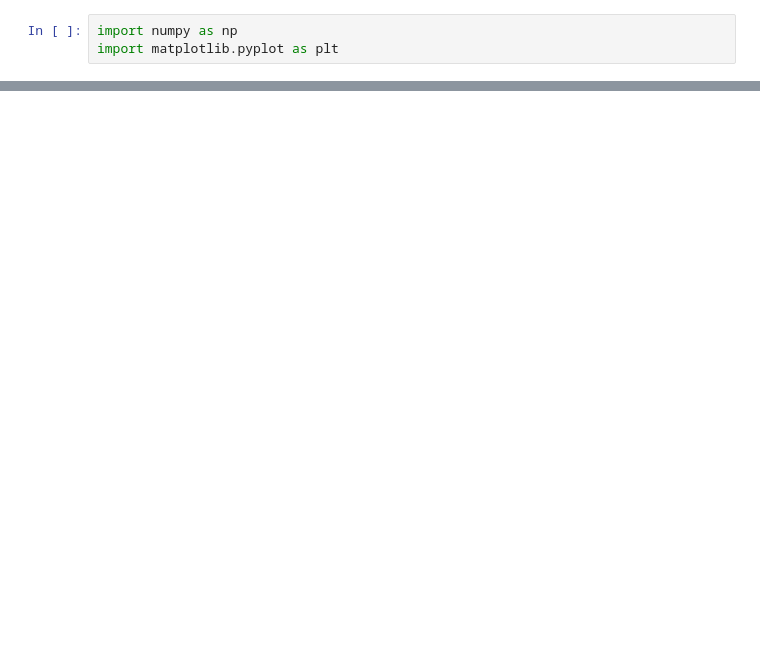
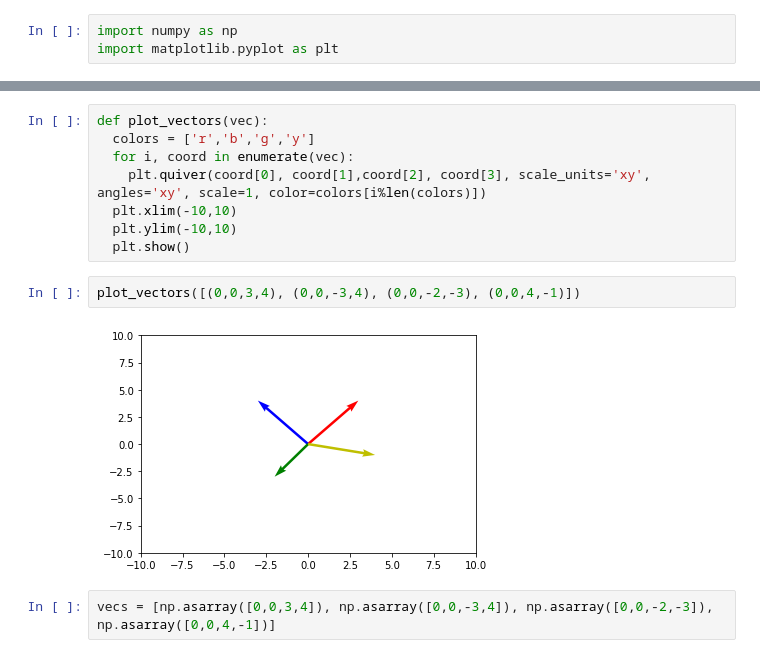
Before and after one commit to akshay-b12/Deep-Learning-Guvi, a Jupyter notebook: vectors_In_Python.ipynb, the cells around one changed output, grey strips where cells are left out. Drawn from its saved outputs; the diff is of its cells as text; blank space fills up the shorter version.

```diff
--- a/vectors_In_Python.ipynb
+++ b/vectors_In_Python.ipynb
@@ -12,0 +15,14 @@ plt.show()
+# %%
+def plot_vectors(vec):
+  colors = ['r','b','g','y']
+  for i, coord in enumerate(vec):
+    plt.quiver(coord[0], coord[1],coord[2], coord[3], scale_units='xy', angles='xy', scale=1, color=colors[i%len(colors)])
+  plt.xlim(-10,10)
+  plt.ylim(-10,10)
+  plt.show()
+# %%
+plot_vectors([(0,0,3,4), (0,0,-3,4), (0,0,-2,-3), (0,0,4,-1)])
+# %% [output]
+[figure, added]
+# %%
+vecs = [np.asarray([0,0,3,4]), np.asarray([0,0,-3,4]), np.asarray([0,0,-2,-3]), np.asarray([0,0,4,-1])]
```
Also changed, not shown: parts of 18 cells of this notebook.
